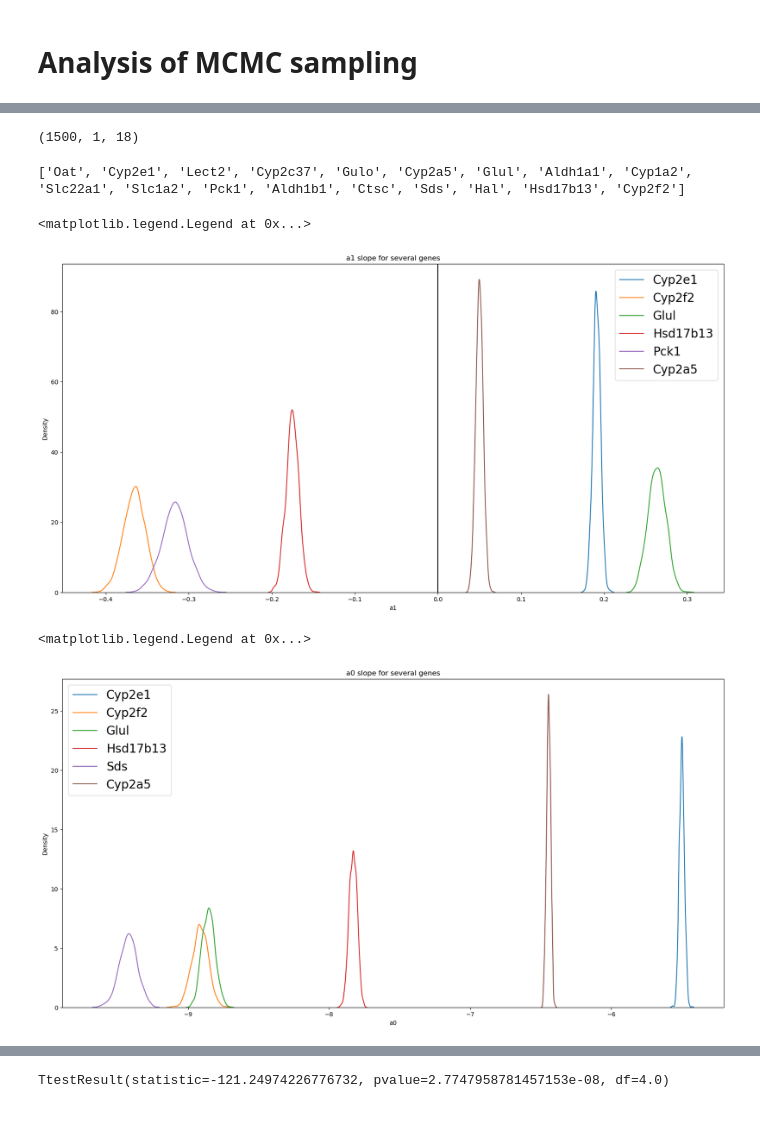
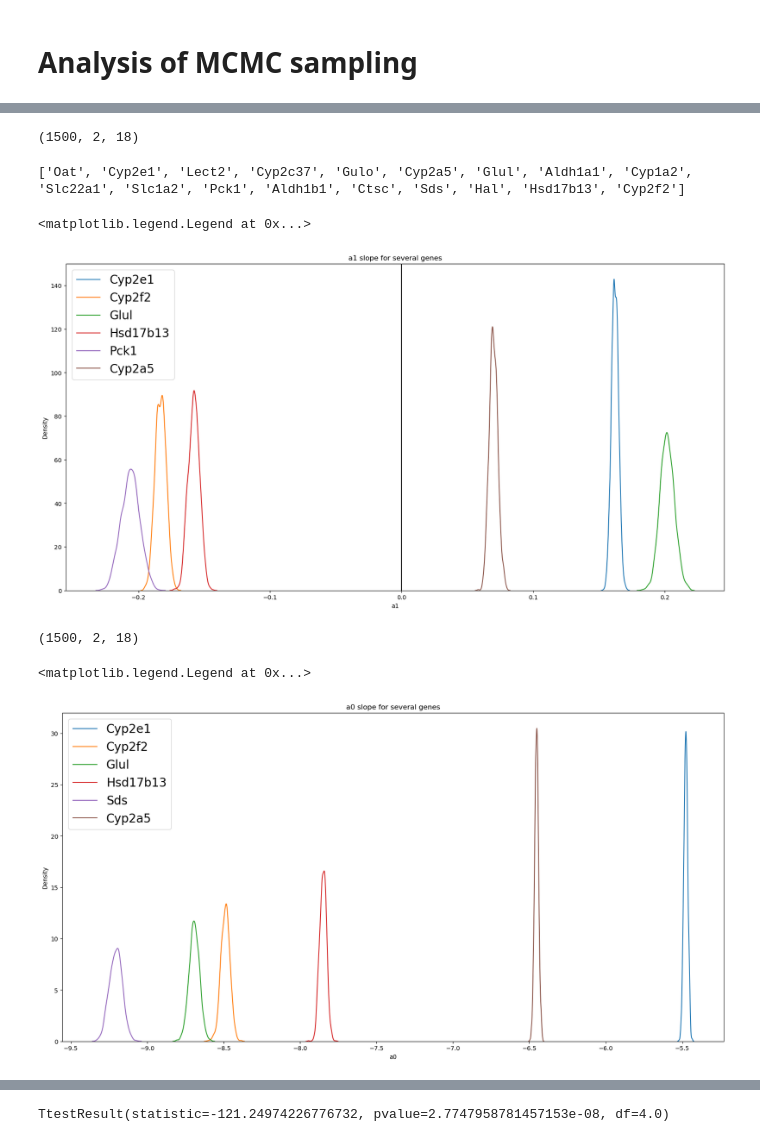
Before and after one commit to naef-lab/LiverZonation, a Jupyter notebook: numpyro_MC.ipynb, the cells around one changed output, grey strips where cells are left out. Cells and saved outputs as stored; diff of their text form; code cells hidden in the pictures.

```diff
--- a/numpyro_MC.ipynb
+++ b/numpyro_MC.ipynb
@@ -342,0 +317,5 @@ log_c = np.log(np.array(data.obs["n_c"])[0:n_data]).reshape(n_data, 1)
+# %%
+# A0 = a0_pau.reshape(1, NG)
+A0=[A0 for i in range(NS2)]
+A0=np.stack(A0)
+A0.shape
@@ -471,9 +361,4 @@ OrderedDict([('cells',
 # %%
 # numpyro.render_model(easy_model, model_args=(MP_small, data_small), render_distributions=False)
 # %%
-init_params = {
-    'a1': A1,
-    'a0': A0,
-    'x': X,
-    'disp': 0.3
-}
+init_params = {"a1": A1, "a0": A0, "x": X, "disp": 0.3}
@@ -484,7 +365,14 @@ DATA.shape
 # %%
-nuts_kernel = NUTS(easy_model)
+nuts_kernel = NUTS(model)
 
 # initalise samples
-mcmc = MCMC(sampler=nuts_kernel, num_warmup=500, num_samples=1500, num_chains=1, progress_bar=True)
+mcmc = MCMC(
+    sampler=nuts_kernel,
+    num_warmup=500,
+    num_samples=1500,
+    num_chains=1,
+    progress_bar=True,
+)
 # init params flag does not work!
-mcmc.run(rng_key, MP, y=DATA)# , init_params=(X, A0, A1, DISP))
+
+mcmc.run(rng_key, MP, y=DATA, init_params=init_params)
@@ -517,61 +407,67 @@ Text(0, 0.5, 'x MCMC')
 # %%
-samples["a1"].shape
+samples["a0"].shape
 # %% [output]
-(1500, 1, 18)
+(1500, 2, 18)
 # %%
 print(genes)
 
 # plot distributions of a1 for gene Cyp2e1 (index  = 1), use a smoothed histogram with displot
 import seaborn as sns
 
-gene_index(data_pyro, 'Cyp2e1')
+gene_index(data_pyro, "Cyp2e1")
 plt.figure(figsize=(20, 10))
 
-sns.kdeplot(samples["a1"].squeeze()[:, gene_index(data_pyro, 'Cyp2e1')],  label="Cyp2e1")
-sns.kdeplot(samples["a1"].squeeze()[:, gene_index(data_pyro, 'Cyp2f2')],  label="Cyp2f2")
-sns.kdeplot(samples["a1"].squeeze()[:, gene_index(data_pyro, 'Glul')],  label="Glul")
-sns.kdeplot(samples["a1"].squeeze()[:, gene_index(data_pyro, 'Hsd17b13')],  label="Hsd17b13")
-sns.kdeplot(samples["a1"].squeeze()[:, gene_index(data_pyro, 'Sds')],  label="Pck1")
-sns.kdeplot(samples["a1"].squeeze()[:, gene_index(data_pyro, 'Cyp2a5')],  label="Cyp2a5")
+sns.kdeplot(samples["a1"].squeeze()[:, gene_index(data_pyro, "Cyp2e1")], label="Cyp2e1")
+sns.kdeplot(samples["a1"].squeeze()[:, gene_index(data_pyro, "Cyp2f2")], label="Cyp2f2")
+sns.kdeplot(samples["a1"].squeeze()[:, gene_index(data_pyro, "Glul")], label="Glul")
+sns.kdeplot(
+    samples["a1"].squeeze()[:, gene_index(data_pyro, "Hsd17b13")], label="Hsd17b13"
+)
+sns.kdeplot(samples["a1"].squeeze()[:, gene_index(data_pyro, "Sds")], label="Pck1")
+sns.kdeplot(samples["a1"].squeeze()[:, gene_index(data_pyro, "Cyp2a5")], label="Cyp2a5")
 
 # for g in genes:
 #     sns.kdeplot(samples["a1"].squeeze()[:, gene_index(data_pyro, g)],  label=g)
-
-
 
 
 # vertical line at x = 0
 plt.axvline(0, color="black")
 plt.xlabel("a1")
 
 # add gene name on the plot itself rather than in the legend
 # plt.text(0.1, 0.1, "Cyp2e1", transform=plt.gca().transAxes)
 
 plt.title("a1 slope for several genes")
-#bigger legend
+# bigger legend
 plt.legend(fontsize=20)
 
 # plt.figure(figsize=(20, 10))
 # for i, g in enumerate(genes):
 #     plt.subplot(5, 10, i + 1)
 #     plt.hist(samples["a1"][:, i], bins=100, density=True)
 #     plt.title(g)
 #     plt.axvline(a1_pau[i], color="red")
 #     plt.axvline(a1_pyro[i], color="green")
 # samples['a1'].shape
 # %% [output]
 ['Oat', 'Cyp2e1', 'Lect2', 'Cyp2c37', 'Gulo', 'Cyp2a5', 'Glul', 'Aldh1a1', 'Cyp1a2', 'Slc22a1', 'Slc1a2', 'Pck1', 'Aldh1b1', 'Ctsc', 'Sds', 'Hal', 'Hsd17b13', 'Cyp2f2']
 <matplotlib.legend.Legend at 0x...>
-[figure, old version]
+[figure, new version]
+# %%
+samples["a0"].shape
+# %% [output]
+(1500, 2, 18)
 # %%
 plt.figure(figsize=(20, 10))
 
-sns.kdeplot(samples["a0"].squeeze()[:, gene_index(data_pyro, 'Cyp2e1')],  label="Cyp2e1")
-sns.kdeplot(samples["a0"].squeeze()[:, gene_index(data_pyro, 'Cyp2f2')],  label="Cyp2f2")
-sns.kdeplot(samples["a0"].squeeze()[:, gene_index(data_pyro, 'Glul')],  label="Glul")
-sns.kdeplot(samples["a0"].squeeze()[:, gene_index(data_pyro, 'Hsd17b13')],  label="Hsd17b13")
-sns.kdeplot(samples["a0"].squeeze()[:, gene_index(data_pyro, 'Sds')],  label="Sds")
-sns.kdeplot(samples["a0"].squeeze()[:, gene_index(data_pyro, 'Cyp2a5')],  label="Cyp2a5")
+sns.kdeplot(samples["a0"].squeeze()[:,0, gene_index(data_pyro, "Cyp2e1")], label="Cyp2e1")
+sns.kdeplot(samples["a0"].squeeze()[:,0, gene_index(data_pyro, "Cyp2f2")], label="Cyp2f2")
+sns.kdeplot(samples["a0"].squeeze()[:,0, gene_index(data_pyro, "Glul")], label="Glul")
+sns.kdeplot(
+    samples["a0"].squeeze()[:,0, gene_index(data_pyro, "Hsd17b13")], label="Hsd17b13"
+)
+sns.kdeplot(samples["a0"].squeeze()[:,0, gene_index(data_pyro, "Sds")], label="Sds")
+sns.kdeplot(samples["a0"].squeeze()[:,0, gene_index(data_pyro, "Cyp2a5")], label="Cyp2a5")
 # vertical line at x = 0
 
 plt.xlabel("a0")
@@ -580,11 +476,11 @@ plt.xlabel("a0")
 # plt.text(0.1, 0.1, "Cyp2e1", transform=plt.gca().transAxes)
 
 plt.title("a0 slope for several genes")
-#bigger legend
+# bigger legend
 plt.legend(fontsize=20)
 # %% [output]
 <matplotlib.legend.Legend at 0x...>
-[figure, old version]
+[figure, new version]
 # %%
 samples["x"].squeeze().shape
 # %% [output]
```
Also changed, not shown: parts of 29 cells of this notebook, 4 other files.
